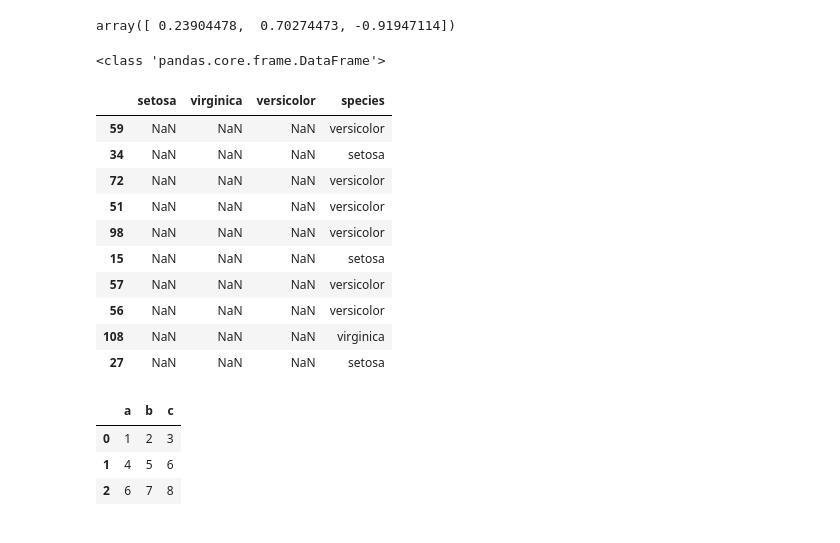
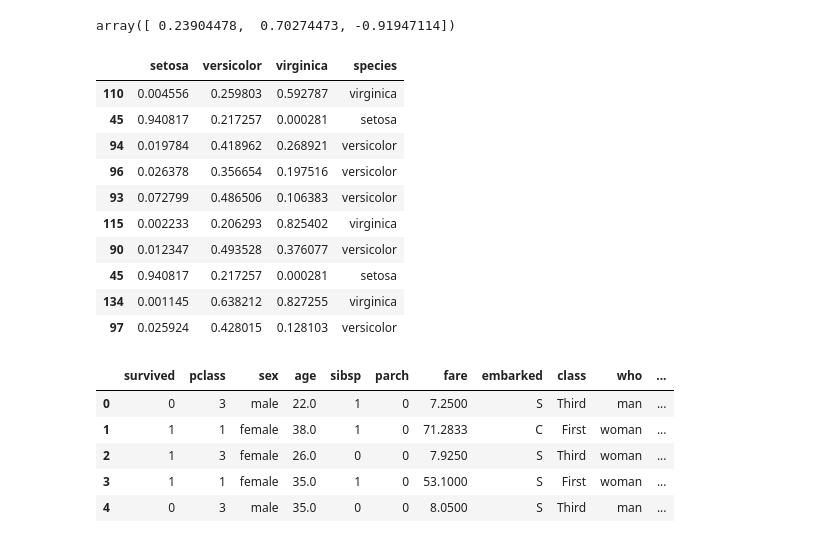
Before and after one commit to aloktripathy/sk-learn-practice, a Jupyter notebook: data-representation.ipynb, the cells around one changed output. Cells and saved outputs as stored; diff of their text form; code cells hidden in the pictures.

```diff
--- a/data-representation.ipynb
+++ b/data-representation.ipynb
@@ -75,30 +75,24 @@ array([ 0.23904478,  0.70274473, -0.91947114])
 # %%
 def predict(indexes):
     x = iris.drop('species', axis=1).loc[indexes]
     z = x.dot(model.coef_.transpose()) + model.intercept_
     y_predicted = 1 / (1 + np.exp(-z))
-    y_predicted['species'] =
-    df = pd.DataFrame(y_predicted, columns=['setosa', 'virginica', 'versicolor'])
-    df['species'] = iris['species'][indexes]
-    return df
+    y_predicted['species'] = iris['species'][indexes]
+    y_predicted.columns = ['setosa', 'versicolor', 'virginica', 'species']
+    return y_predicted
 predict(np.random.choice(iris.index, size=10))
 # %% [output]
-<class 'pandas.core.frame.DataFrame'>
-|  | setosa | virginica | versicolor | species |
-| 59 | NaN | NaN | NaN | versicolor |
-| 34 | NaN | NaN | NaN | setosa |
-| 72 | NaN | NaN | NaN | versicolor |
-| 51 | NaN | NaN | NaN | versicolor |
-| 98 | NaN | NaN | NaN | versicolor |
-| 15 | NaN | NaN | NaN | setosa |
-| 57 | NaN | NaN | NaN | versicolor |
-| 56 | NaN | NaN | NaN | versicolor |
-| 108 | NaN | NaN | NaN | virginica |
-| 27 | NaN | NaN | NaN | setosa |
+|  | setosa | versicolor | virginica | species |
+| 110 | 0.004556 | 0.259803 | 0.592787 | virginica |
+| 45 | 0.940817 | 0.217257 | 0.000281 | setosa |
+| 94 | 0.019784 | 0.418962 | 0.268921 | versicolor |
+| 96 | 0.026378 | 0.356654 | 0.197516 | versicolor |
+| 93 | 0.072799 | 0.486506 | 0.106383 | versicolor |
+| 115 | 0.002233 | 0.206293 | 0.825402 | virginica |
+| 90 | 0.012347 | 0.493528 | 0.376077 | versicolor |
+| 45 | 0.940817 | 0.217257 | 0.000281 | setosa |
+| 134 | 0.001145 | 0.638212 | 0.827255 | virginica |
+| 97 | 0.025924 | 0.428015 | 0.128103 | versicolor |
 # %%
-pd.DataFrame([[1,2,3], [4,5,6], [6,7,8]], columns=['a', 'b', 'c'])
+df = pd.DataFrame([[1,2,3], [4,5,6], [6,7,8]], columns=['a', 'b', 'c'])
+df.columns
-# %% [output]
-|  | a | b | c |
-| 0 | 1 | 2 | 3 |
-| 1 | 4 | 5 | 6 |
-| 2 | 6 | 7 | 8 |
@@ -104,0 +103,9 @@ pd.DataFrame([[1,2,3], [4,5,6], [6,7,8]], columns=['a', 'b', 'c'])
+# %%
+titanic.head()
+# %% [output]
+|  | survived | pclass | sex | age | sibsp | parch | fare | embarked | class | who | ... |
+| 0 | 0 | 3 | male | 22.0 | 1 | 0 | 7.2500 | S | Third | man | ... |
+| 1 | 1 | 1 | female | 38.0 | 1 | 0 | 71.2833 | C | First | woman | ... |
+| 2 | 1 | 3 | female | 26.0 | 0 | 0 | 7.9250 | S | Third | woman | ... |
+| 3 | 1 | 1 | female | 35.0 | 1 | 0 | 53.1000 | S | First | woman | ... |
+| 4 | 0 | 3 | male | 35.0 | 0 | 0 | 8.0500 | S | Third | man | ... |
```
Also changed, not shown: parts of 2 cells of this notebook.
